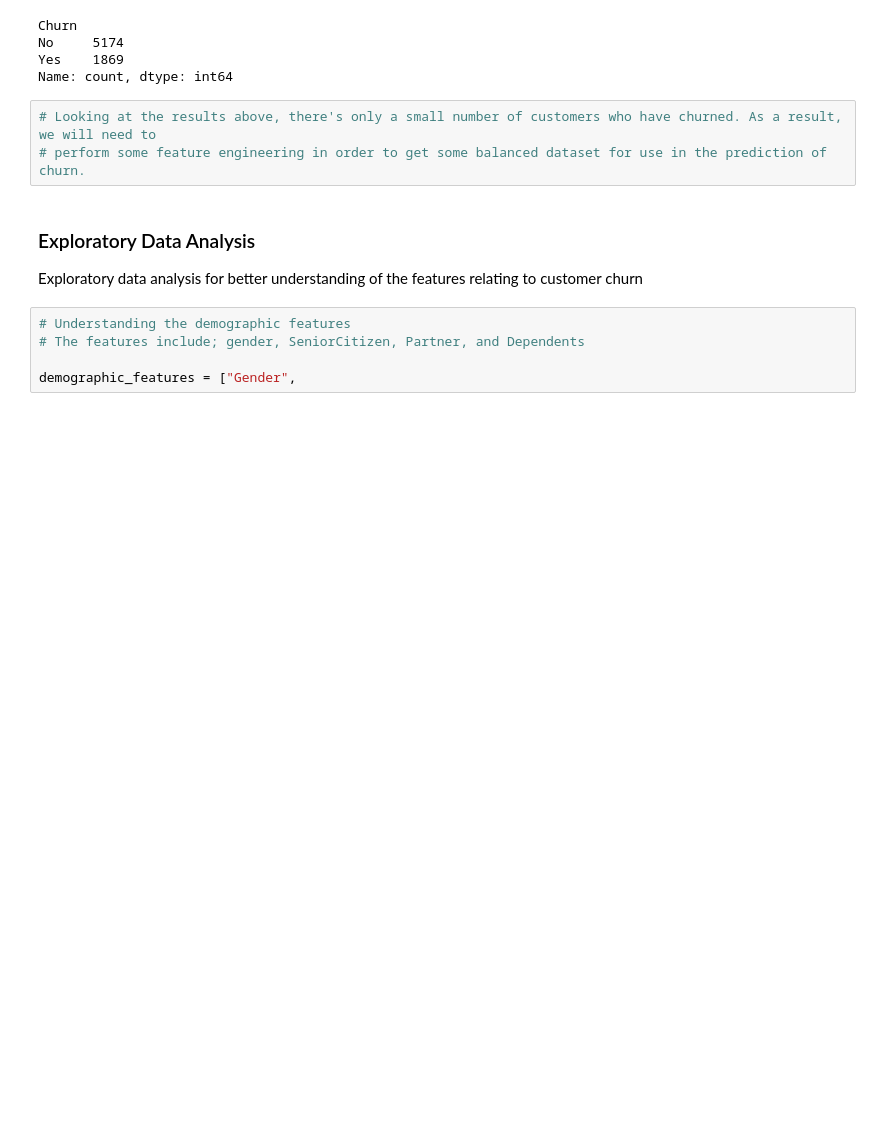
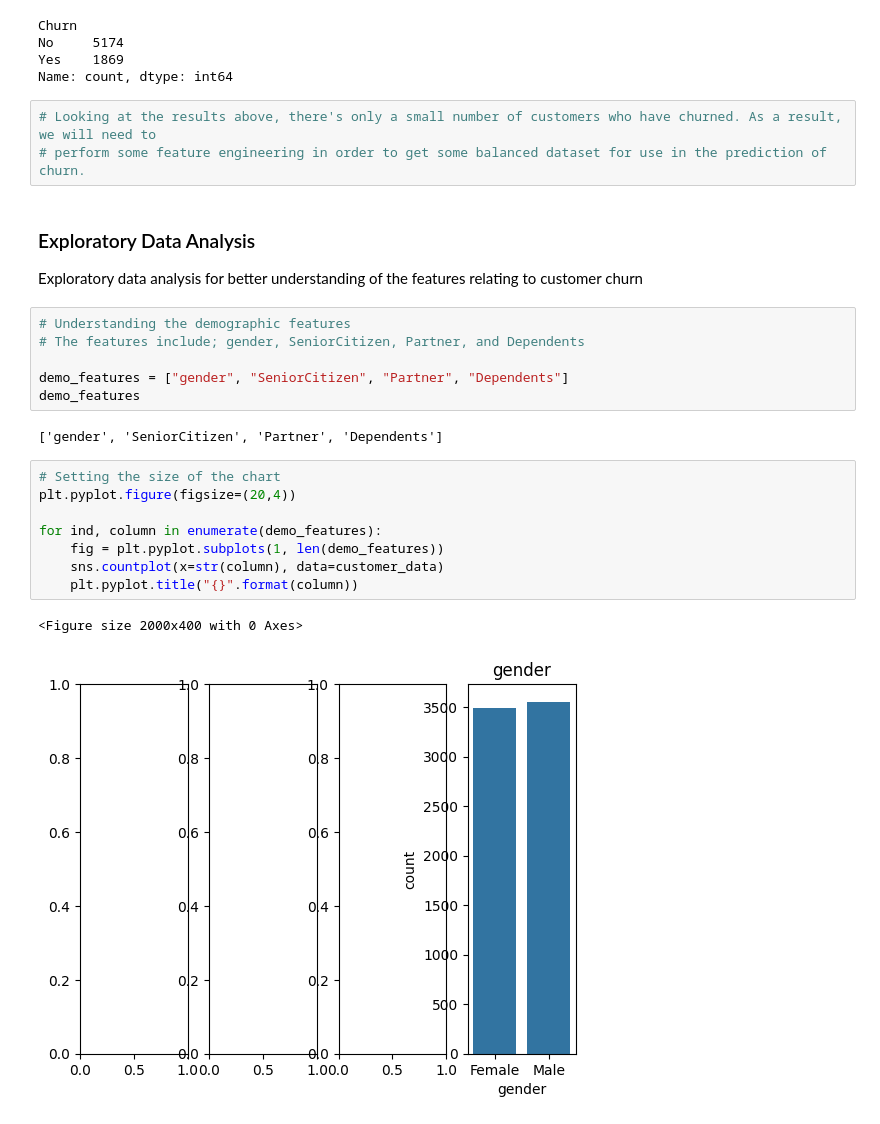
Before and after one commit to mut-rogers/data-science-bootcamp, a Jupyter notebook: Notebooks/customer_churn.ipynb, the cells around one changed output. Saved outputs shown, nothing was run; the diff lists cells and outputs as text; blank space fills up the shorter version.

```diff
--- a/Notebooks/customer_churn.ipynb
+++ b/Notebooks/customer_churn.ipynb
@@ -66,4 +66,18 @@ Exploratory data analysis for better understanding of the features relating to c
 # Understanding the demographic features
 # The features include; gender, SeniorCitizen, Partner, and Dependents
 
-demographic_features = ["Gender",
+demo_features = ["gender", "SeniorCitizen", "Partner", "Dependents"]
+demo_features
+# %% [output]
+['gender', 'SeniorCitizen', 'Partner', 'Dependents']
+# %%
+# Setting the size of the chart
+plt.pyplot.figure(figsize=(20,4))
+
+for ind, column in enumerate(demo_features):
+    fig = plt.pyplot.subplots(1, len(demo_features))
+    sns.countplot(x=str(column), data=customer_data)
+    plt.pyplot.title("{}".format(column))
+# %% [output]
+<Figure size 2000x400 with 0 Axes>
+[figure, added]
```
Also changed, not shown: parts of 7 cells of this notebook.
